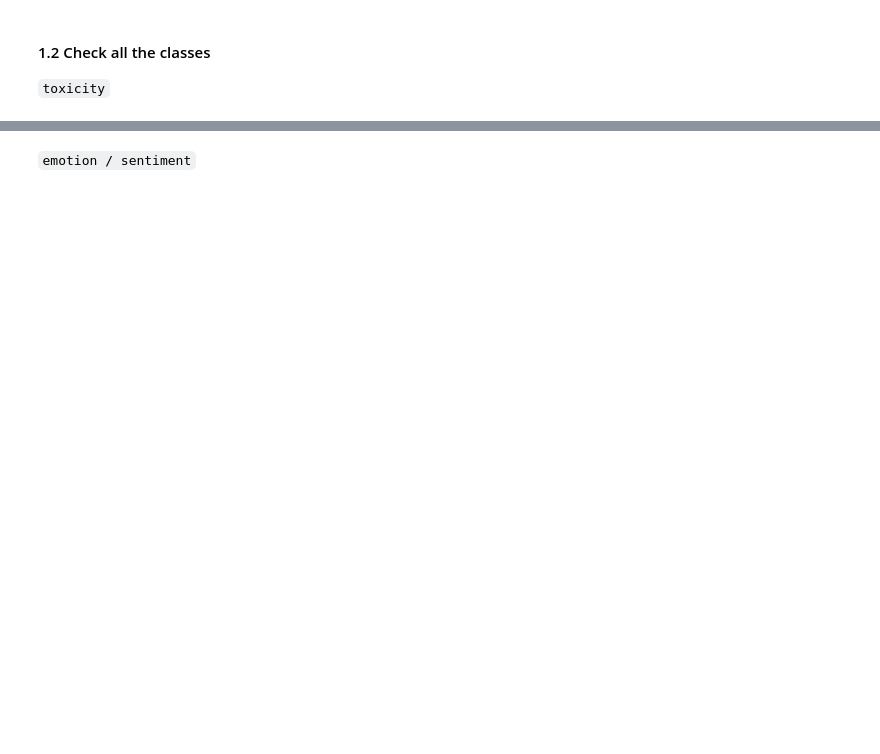
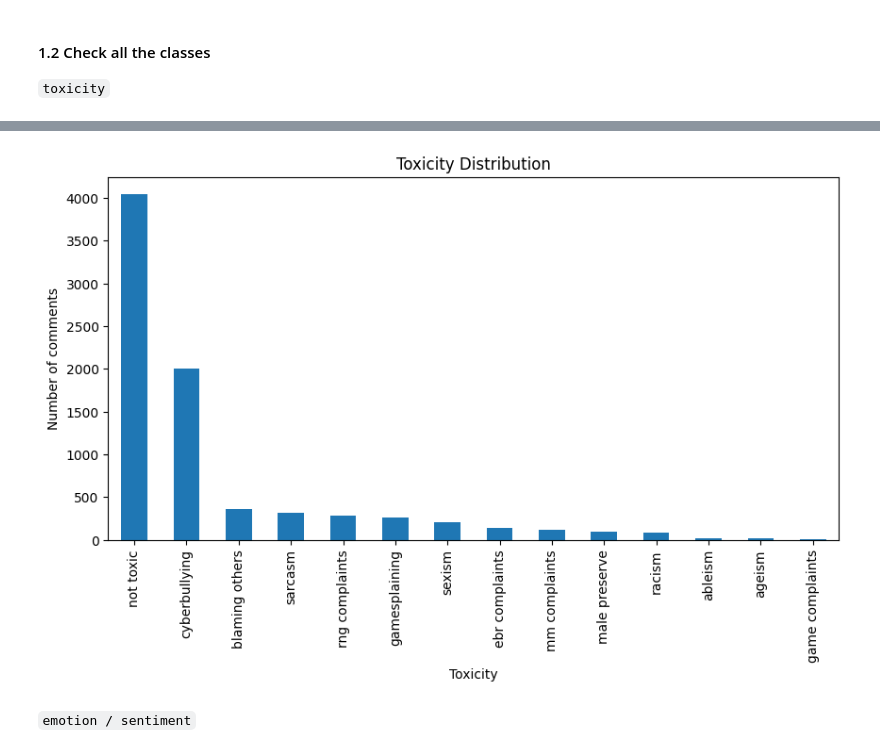
Before and after one commit to cooldragon12/model-multitask-learning, a Jupyter notebook: src/model.mtl.ipynb, the cells around one changed output, grey strips where cells are left out. Saved outputs shown, nothing was run; the diff lists cells and outputs as text; code cells hidden in the pictures; blank space fills up the shorter version.

```diff
--- a/src/model.mtl.ipynb
+++ b/src/model.mtl.ipynb
@@ -46,2 +31,0 @@ memory usage: 27.0+ KB
-# %%
-df.drop(['is_self'], axis=1, inplace=True)
@@ -63,0 +66,4 @@ memory usage: 26.8+ KB
+# %%
+df = df.sample(frac=1)
+# %%
+df.reset_index(drop=True, inplace=True)
@@ -89,4 +111,16 @@ MM complaints        1
 Name: count, dtype: int64
+# %%
+df['toxicity']= df['toxicity'].apply(lambda x: x.lower())
+# %%
+# bar plot
+plt.figure(figsize=(10,5))
+df['toxicity'].value_counts().plot(kind='bar')
+plt.ylabel('Number of comments')
+plt.xlabel('Toxicity')
+plt.title('Toxicity Distribution')
+plt.show()
+# %% [output]
+[figure, added]
 # %% [markdown]
 `emotion / sentiment`
 # %%
```
Also changed, not shown: parts of 9 cells of this notebook, 6 other files.
